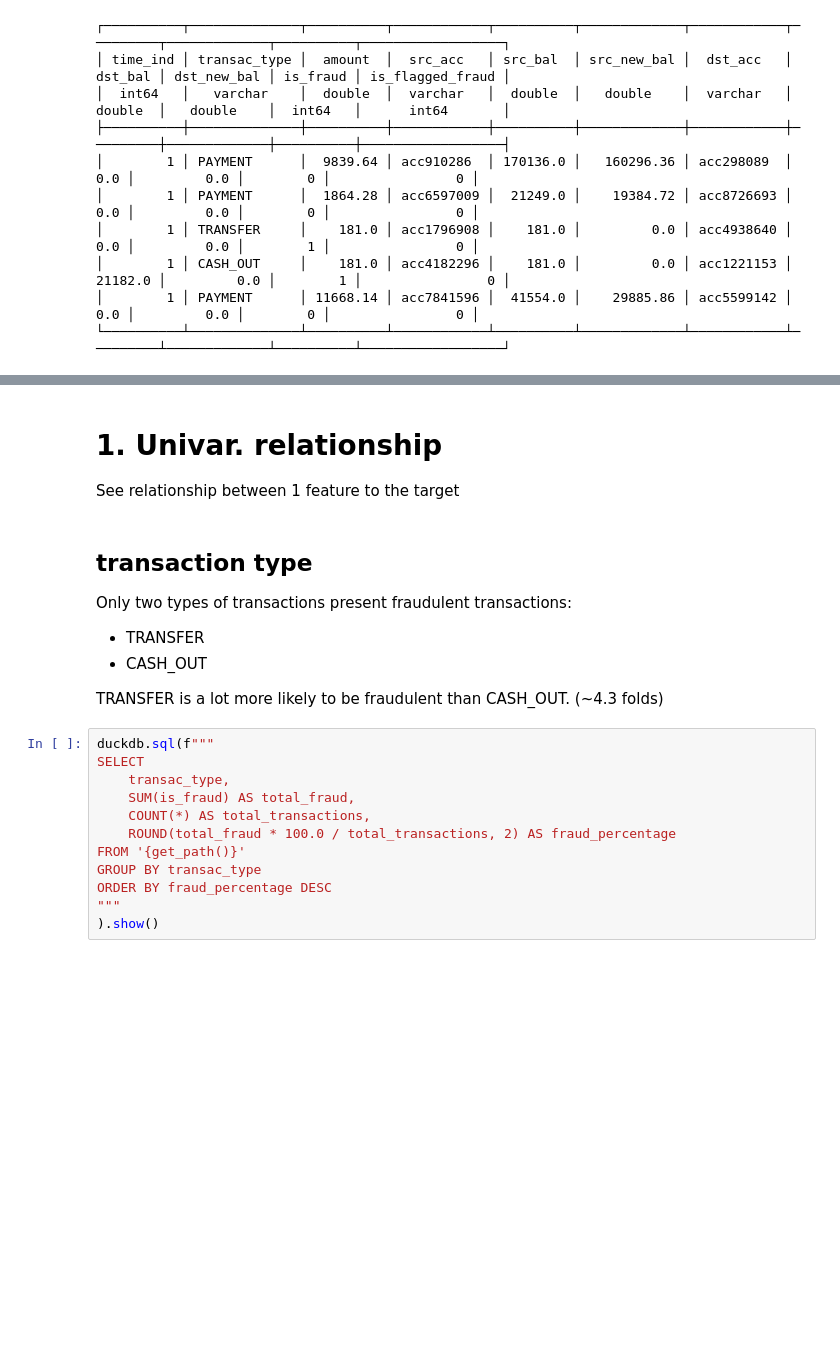
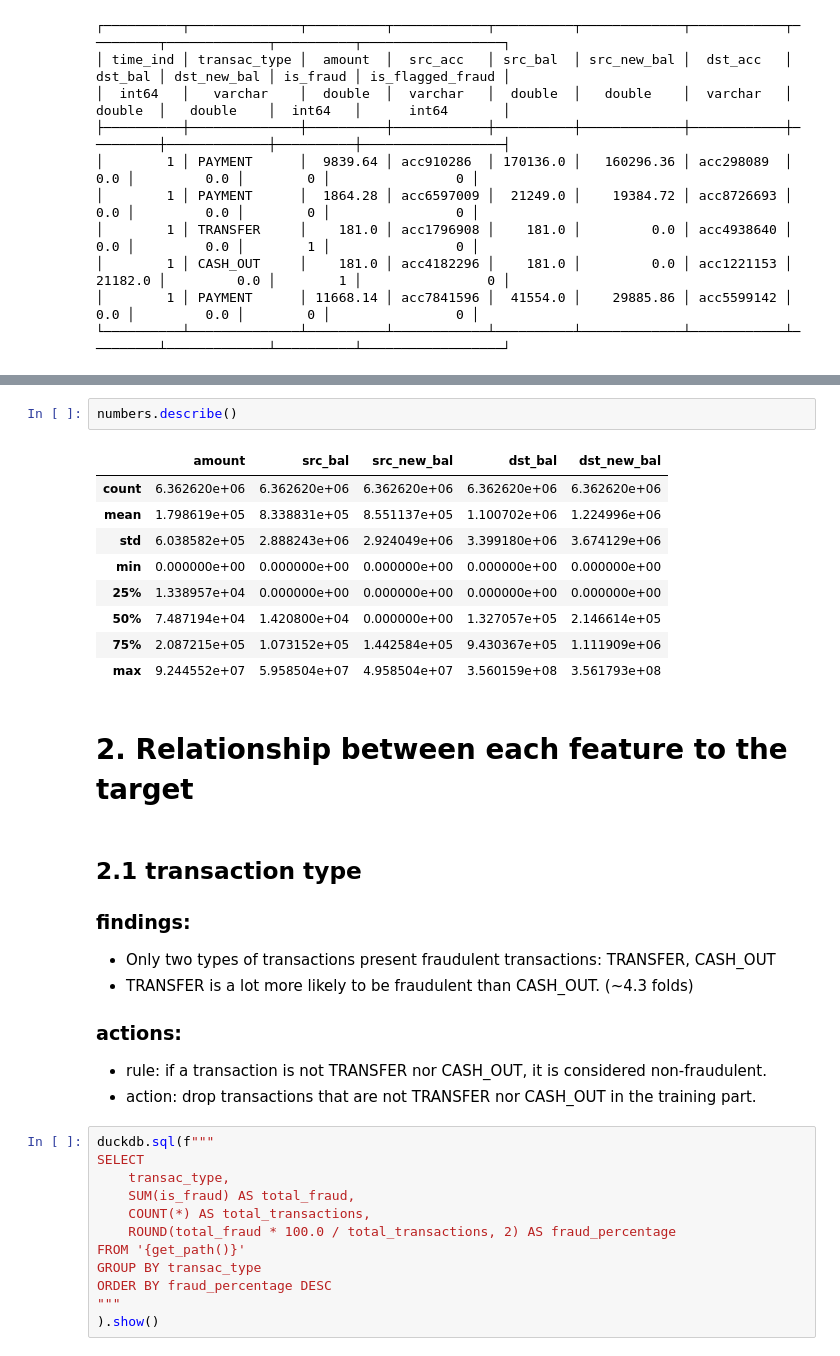
Before and after one commit to samsatp/fraud-detection-sam, a Jupyter notebook: notebooks/EDA.ipynb, the cells around one changed output, grey strips where cells are left out. Drawn from its saved outputs; the diff is of its cells as text; blank space fills up the shorter version.

```diff
--- a/notebooks/EDA.ipynb
+++ b/notebooks/EDA.ipynb
@@ -44,15 +183,27 @@ duckdb.sql(f"SELECT ")
+# %%
+numbers.describe()
+# %% [output]
+|  | amount | src_bal | src_new_bal | dst_bal | dst_new_bal |
+| count | 6.362620e+06 | 6.362620e+06 | 6.362620e+06 | 6.362620e+06 | 6.362620e+06 |
+| mean | 1.798619e+05 | 8.338831e+05 | 8.551137e+05 | 1.100702e+06 | 1.224996e+06 |
+| std | 6.038582e+05 | 2.888243e+06 | 2.924049e+06 | 3.399180e+06 | 3.674129e+06 |
+| min | 0.000000e+00 | 0.000000e+00 | 0.000000e+00 | 0.000000e+00 | 0.000000e+00 |
+| 25% | 1.338957e+04 | 0.000000e+00 | 0.000000e+00 | 0.000000e+00 | 0.000000e+00 |
+| 50% | 7.487194e+04 | 1.420800e+04 | 0.000000e+00 | 1.327057e+05 | 2.146614e+05 |
+| 75% | 2.087215e+05 | 1.073152e+05 | 1.442584e+05 | 9.430367e+05 | 1.111909e+06 |
+| max | 9.244552e+07 | 5.958504e+07 | 4.958504e+07 | 3.560159e+08 | 3.561793e+08 |
 # %% [markdown]
-# 1. Univar. relationship
-
-See relationship between 1 feature to the target
+# 2. Relationship between each feature to the target
 # %% [markdown]
-## transaction type
+## 2.1 transaction type
 
-Only two types of transactions present fraudulent transactions:
-- TRANSFER
-- CASH_OUT
+### findings:
+- Only two types of transactions present fraudulent transactions: TRANSFER, CASH_OUT
+- TRANSFER is a lot more likely to be fraudulent than CASH_OUT. (~4.3 folds)
 
-TRANSFER is a lot more likely to be fraudulent than CASH_OUT. (~4.3 folds)
+### actions:
+- rule: if a transaction is not TRANSFER nor CASH_OUT, it is considered non-fraudulent.
+- action: drop transactions that are not TRANSFER nor CASH_OUT in the training part.
 # %%
 duckdb.sql(f"""
 SELECT
```
Also changed, not shown: parts of 30 cells of this notebook.
